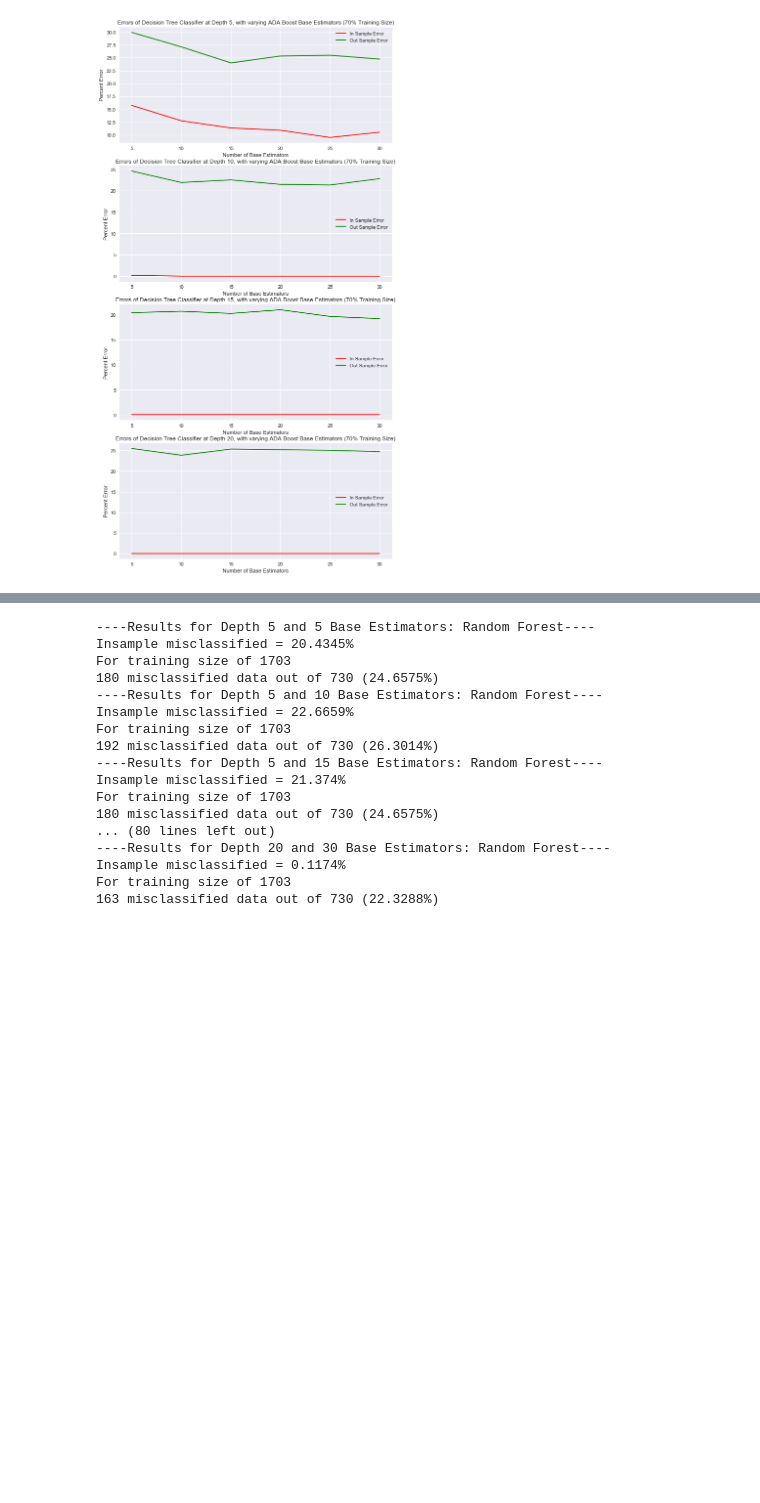
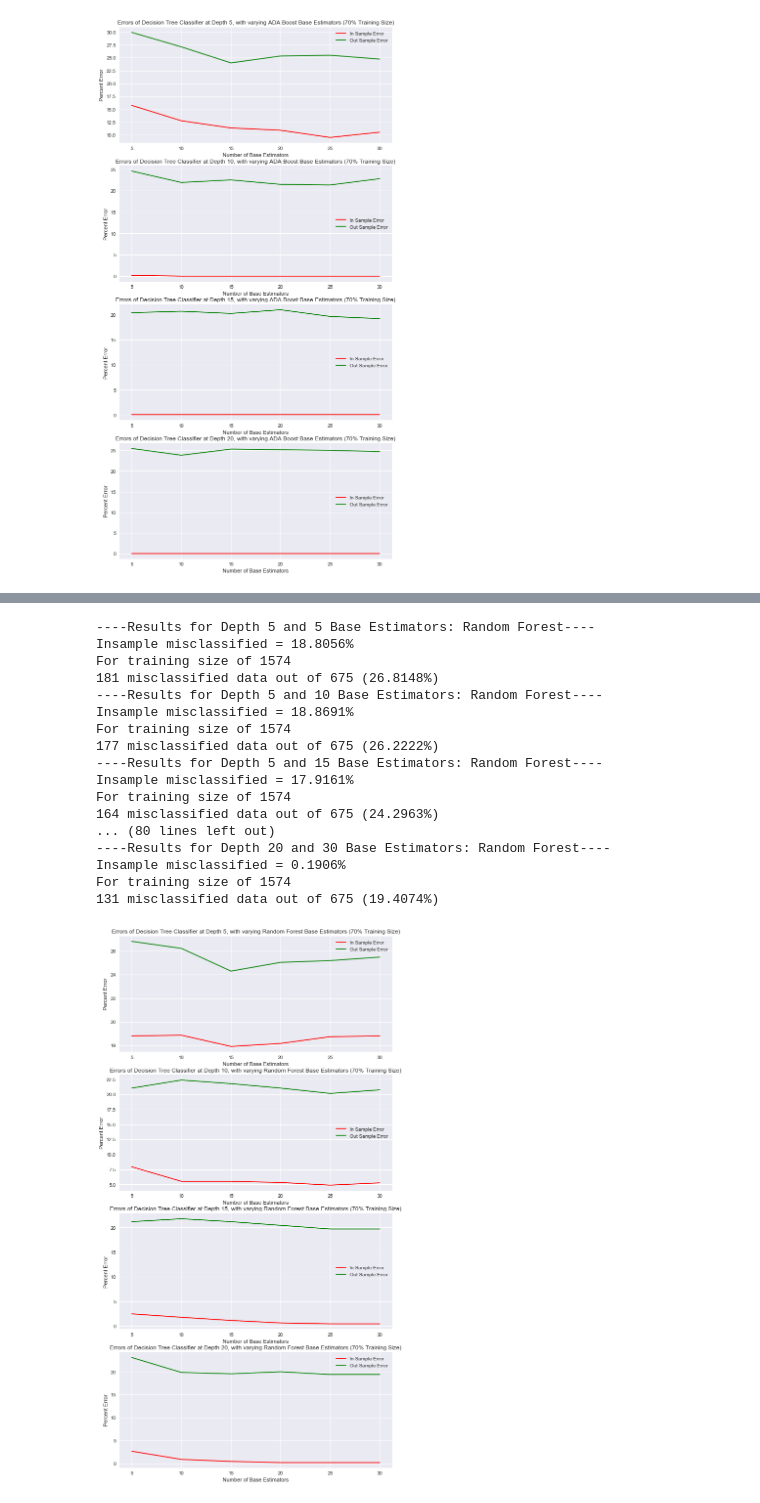
Before and after one commit to michellemho/machine_learning_for_cities, a Jupyter notebook: Assignment3/HW3.ipynb, the cells around one changed output, grey strips where cells are left out. Cells and saved outputs as stored; diff of their text form; code cells hidden in the pictures; blank space fills up the shorter version.

```diff
--- a/Assignment3/HW3.ipynb
+++ b/Assignment3/HW3.ipynb
@@ -561,24 +580,39 @@ For training size of 1703
-# %%
-for depth in [5, 10, 15, 20]:
-    for n in [5, 10, 15, 20, 25, 30]:
-        print '----Results for Depth {0} and {1} Base Estimators: Random Forest----'.format(depth, n)
-        classifier(X_train, Y_train, X_test, Y_test, depth, classifier = RandomForestClassifier,
-                   n_estimators = n)
-# %% [output]
-----Results for Depth 5 and 5 Base Estimators: Random Forest----
-Insample misclassified = 20.4345%
-For training size of 1703
-180 misclassified data out of 730 (24.6575%)
-----Results for Depth 5 and 10 Base Estimators: Random Forest----
-Insample misclassified = 22.6659%
-For training size of 1703
-192 misclassified data out of 730 (26.3014%)
-----Results for Depth 5 and 15 Base Estimators: Random Forest----
-Insample misclassified = 21.374%
-For training size of 1703
-180 misclassified data out of 730 (24.6575%)
-... (80 lines left out)
-----Results for Depth 20 and 30 Base Estimators: Random Forest----
-Insample misclassified = 0.1174%
-For training size of 1703
-163 misclassified data out of 730 (22.3288%)
+# %%
+sns.set_style("darkgrid")
+fig = plt.figure(figsize=(10,20))
+depths = [5, 10, 15, 20]
+for i, depth in enumerate(depths):
+    in_errors=[]
+    out_errors=[]
+    for n in [5, 10, 15, 20, 25, 30]:
+        print '----Results for Depth {0} and {1} Base Estimators: Random Forest----'.format(depth, n)
+        in_error, out_error = classifier(X_train, Y_train, X_test, Y_test, depth, classifier = RandomForestClassifier,
+                   n_estimators = n)
+        in_errors.append(in_error)
+        out_errors.append(out_error)
+    ax = fig.add_subplot("{}1{}".format(len(depths),i+1))
+
+    ax.plot([5, 10, 15, 20, 25, 30], in_errors,'-r', [5, 10, 15, 20, 25, 30], out_errors,'g')
+    plt.legend(['In Sample Error','Out Sample Error'])
+    plt.xlabel('Number of Base Estimators')
+    plt.ylabel('Percent Error')
+    plt.title('Errors of Decision Tree Classifier at Depth {}, with varying Random Forest Base Estimators (70% Training Size)'.format(depth,n))
+# %% [output]
+----Results for Depth 5 and 5 Base Estimators: Random Forest----
+Insample misclassified = 18.8056%
+For training size of 1574
+181 misclassified data out of 675 (26.8148%)
+----Results for Depth 5 and 10 Base Estimators: Random Forest----
+Insample misclassified = 18.8691%
+For training size of 1574
+177 misclassified data out of 675 (26.2222%)
+----Results for Depth 5 and 15 Base Estimators: Random Forest----
+Insample misclassified = 17.9161%
+For training size of 1574
+164 misclassified data out of 675 (24.2963%)
+... (80 lines left out)
+----Results for Depth 20 and 30 Base Estimators: Random Forest----
+Insample misclassified = 0.1906%
+For training size of 1574
+131 misclassified data out of 675 (19.4074%)
+[figure, added]
```
Also changed, not shown: parts of 2 cells of this notebook.
